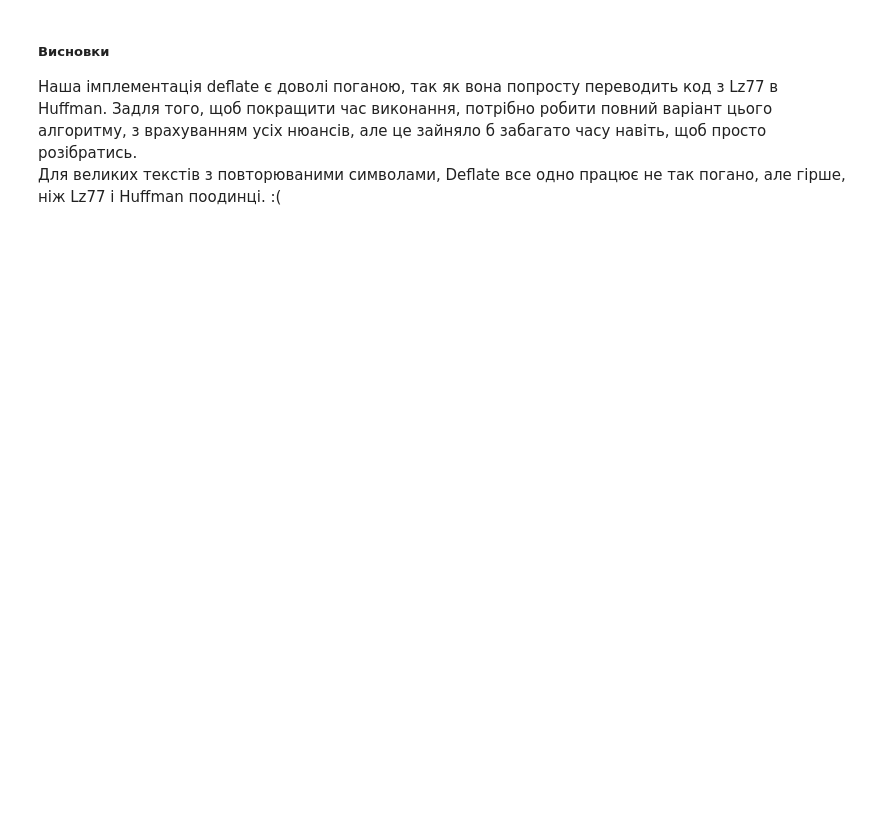
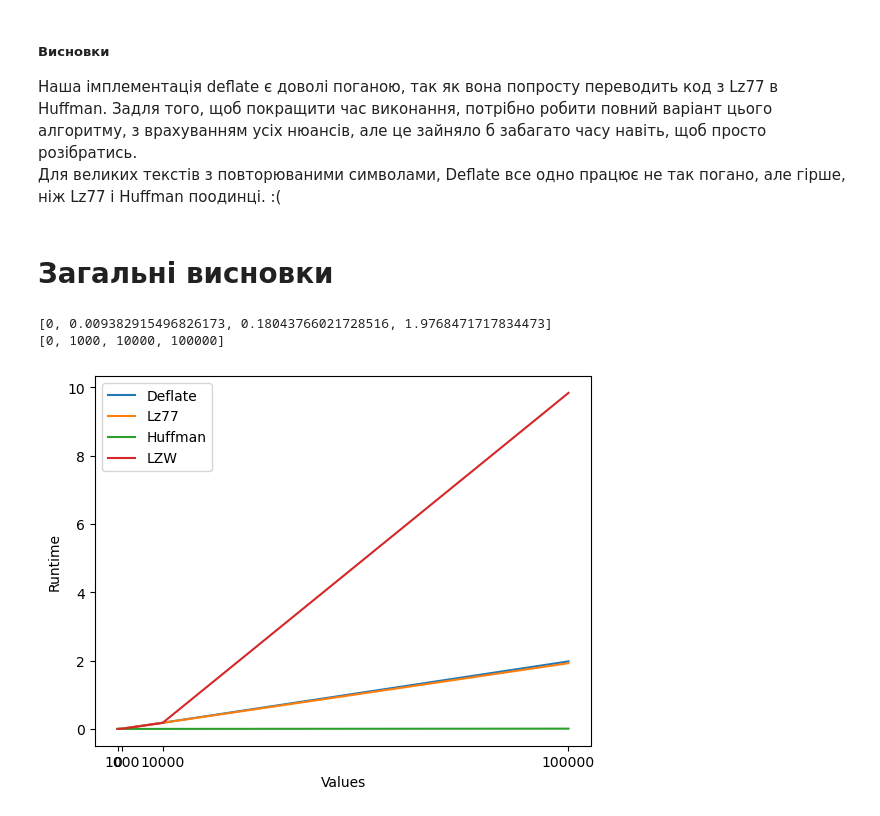
Before and after one commit to n1n1n1q/Coding-Algorithms, a Jupyter notebook: CodingAlgorithms.ipynb, the cells around one changed output. Saved outputs shown, nothing was run; the diff lists cells and outputs as text; code cells hidden in the pictures; blank space fills up the shorter version.

```diff
--- a/CodingAlgorithms.ipynb
+++ b/CodingAlgorithms.ipynb
@@ -620,3 +620,15 @@ test_multiple([deflate.encode],[1000,10000,100000],5,SYMBOLS,"Deflate encode")
 ##### Висновки
 Наша імплементація deflate є доволі поганою, так як вона попросту переводить код з Lz77 в Huffman. Задля того, щоб покращити час виконання, потрібно робити повний варіант цього алгоритму, з врахуванням усіх нюансів, але це зайняло б забагато часу навіть, щоб просто розібратись.
 Для великих текстів з повторюваними символами, Deflate все одно працює не так погано, але гірше, ніж Lz77 і Huffman поодинці. :(
+# %% [markdown]
+# Загальні висновки
+# %%
+deflate = Deflate(1024)
+lz77=Lz77(1024)
+lzw=LZW()
+huffman=Huffman()
+test_multiple([deflate.encode,lz77.encode,huffman.encode,lzw.encode],[1000,10000,100000],5,SYMBOLS,["Deflate", "Lz77", "Huffman", "LZW"])
+# %% [output]
+[0, 0.009382915496826173, 0.18043766021728516, 1.9768471717834473]
+[0, 1000, 10000, 100000]
+[figure, added]
```
Also changed, not shown: parts of 4 cells of this notebook.
